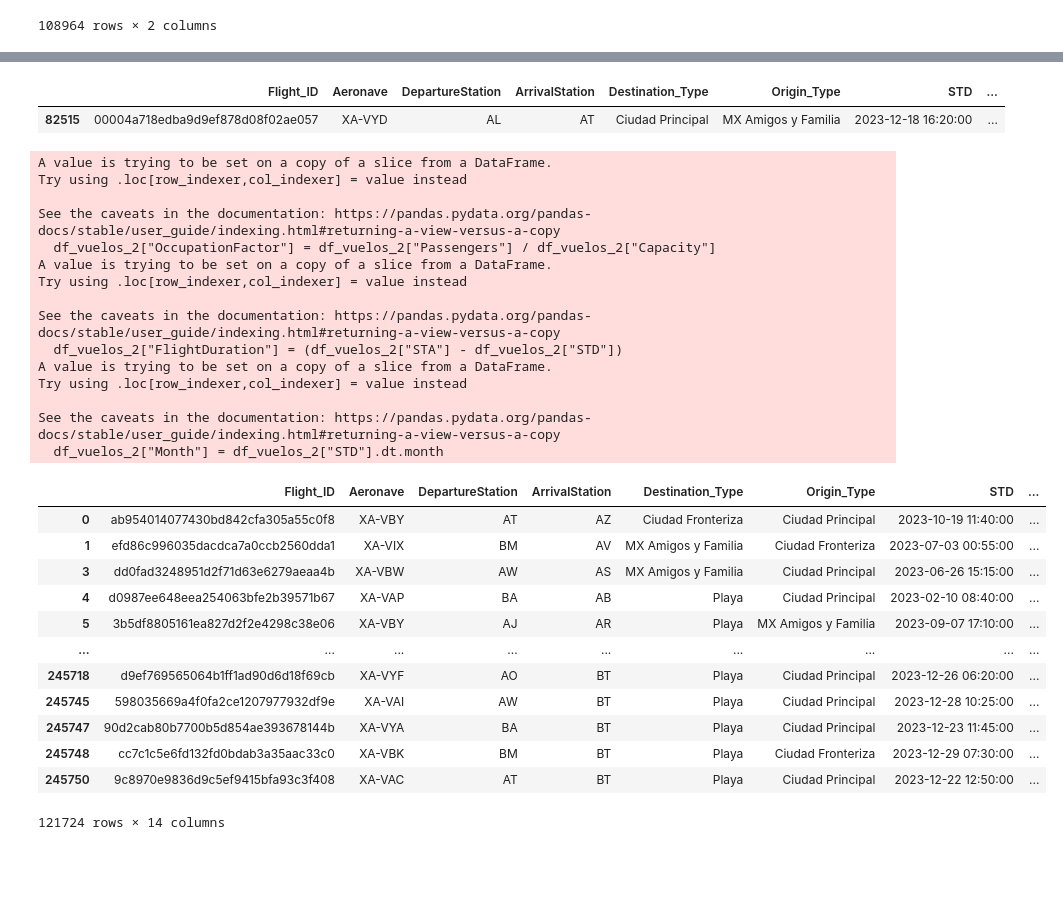
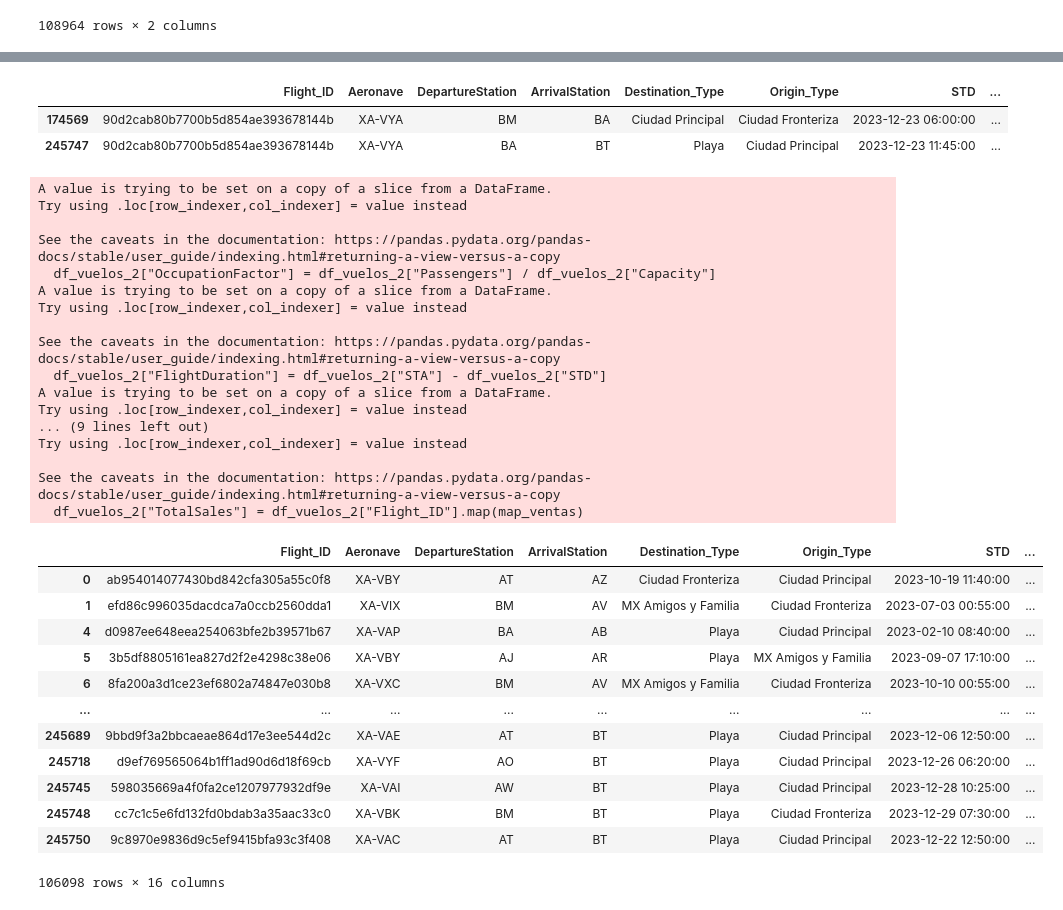
Before and after one commit to alvaronieto02/Datathon-Viva-Aerobus-Milonga, a Jupyter notebook: Missael/test_ventas.ipynb, the cells around one changed output, grey strips where cells are left out. Cells and saved outputs as stored; diff of their text form; code cells hidden in the pictures; blank space fills up the shorter version.

```diff
--- a/Missael/test_ventas.ipynb
+++ b/Missael/test_ventas.ipynb
@@ -87,50 +87,61 @@ df_ventas[ df_ventas["Flight_ID"] == "00004a718edba9d9ef878d08f02ae057" ]
 # %%
-df_vuelos[ df_vuelos["Flight_ID"] == "00004a718edba9d9ef878d08f02ae057" ]
+df_vuelos[ df_vuelos["Flight_ID"] == "90d2cab80b7700b5d854ae393678144b" ]
 # %% [output]
 |  | Flight_ID | Aeronave | DepartureStation | ArrivalStation | Destination_Type | Origin_Type | STD | ... |
-| 82515 | 00004a718edba9d9ef878d08f02ae057 | XA-VYD | AL | AT | Ciudad Principal | MX Amigos y Familia | 2023-12-18 16:20:00 | ... |
+| 174569 | 90d2cab80b7700b5d854ae393678144b | XA-VYA | BM | BA | Ciudad Principal | Ciudad Fronteriza | 2023-12-23 06:00:00 | ... |
+| 245747 | 90d2cab80b7700b5d854ae393678144b | XA-VYA | BA | BT | Playa | Ciudad Principal | 2023-12-23 11:45:00 | ... |
 # %%
 df_vuelos_2 = df_vuelos.dropna()
 
 # Factores que influencian la venta:
 # - Factor de ocupación (OccupationFactor)
 # - Origen / Destino del vuelo (Origin_Type, Destination_Type)
 # - Duración del vuelo (FlightDuration)
 # - Horario del vuelo (Time)
 # - Temporada (Month)
 
 df_vuelos_2["OccupationFactor"] = df_vuelos_2["Passengers"] / df_vuelos_2["Capacity"]
 df_vuelos_2["FlightDuration"] = df_vuelos_2["STA"] - df_vuelos_2["STD"]
 df_vuelos_2["Month"] = df_vuelos_2["STD"].dt.month
 df_vuelos_2["Time"] = df_vuelos_2["STD"].dt.time
 
-display(df_vuelos_2)
+compras_p_vuelo = df_ventas[["Flight_ID","Quantity","TotalSales"]].groupby("Flight_ID").sum().reset_index()
+compras_p_vuelo = pd.DataFrame(compras_p_vuelo)
+map_ventas = dict(zip( compras_p_vuelo["Flight_ID"], compras_p_vuelo["TotalSales"] ))
+
+df_vuelos_2["TotalSales"] = df_vuelos_2["Flight_ID"].map(map_ventas)
+
+df_final = df_vuelos_2.dropna()
+
+display(df_final)
 # %% [output]
 A value is trying to be set on a copy of a slice from a DataFrame.
 Try using .loc[row_indexer,col_indexer] = value instead
 
 See the caveats in the documentation: https://pandas.pydata.org/pandas-docs/stable/user_guide/indexing.html#returning-a-view-versus-a-copy
   df_vuelos_2["OccupationFactor"] = df_vuelos_2["Passengers"] / df_vuelos_2["Capacity"]
 A value is trying to be set on a copy of a slice from a DataFrame.
 Try using .loc[row_indexer,col_indexer] = value instead
 
 See the caveats in the documentation: https://pandas.pydata.org/pandas-docs/stable/user_guide/indexing.html#returning-a-view-versus-a-copy
-  df_vuelos_2["FlightDuration"] = (df_vuelos_2["STA"] - df_vuelos_2["STD"])
+  df_vuelos_2["FlightDuration"] = df_vuelos_2["STA"] - df_vuelos_2["STD"]
 A value is trying to be set on a copy of a slice from a DataFrame.
+Try using .loc[row_indexer,col_indexer] = value instead
+... (9 lines left out)
 Try using .loc[row_indexer,col_indexer] = value instead
 
 See the caveats in the documentation: https://pandas.pydata.org/pandas-docs/stable/user_guide/indexing.html#returning-a-view-versus-a-copy
-  df_vuelos_2["Month"] = df_vuelos_2["STD"].dt.month
+  df_vuelos_2["TotalSales"] = df_vuelos_2["Flight_ID"].map(map_ventas)
 |  | Flight_ID | Aeronave | DepartureStation | ArrivalStation | Destination_Type | Origin_Type | STD | ... |
 | 0 | ab954014077430bd842cfa305a55c0f8 | XA-VBY | AT | AZ | Ciudad Fronteriza | Ciudad Principal | 2023-10-19 11:40:00 | ... |
 | 1 | efd86c996035dacdca7a0ccb2560dda1 | XA-VIX | BM | AV | MX Amigos y Familia | Ciudad Fronteriza | 2023-07-03 00:55:00 | ... |
-| 3 | dd0fad3248951d2f71d63e6279aeaa4b | XA-VBW | AW | AS | MX Amigos y Familia | Ciudad Principal | 2023-06-26 15:15:00 | ... |
 | 4 | d0987ee648eea254063bfe2b39571b67 | XA-VAP | BA | AB | Playa | Ciudad Principal | 2023-02-10 08:40:00 | ... |
 | 5 | 3b5df8805161ea827d2f2e4298c38e06 | XA-VBY | AJ | AR | Playa | MX Amigos y Familia | 2023-09-07 17:10:00 | ... |
+| 6 | 8fa200a3d1ce23ef6802a74847e030b8 | XA-VXC | BM | AV | MX Amigos y Familia | Ciudad Fronteriza | 2023-10-10 00:55:00 | ... |
 | ... | ... | ... | ... | ... | ... | ... | ... | ... |
+| 245689 | 9bbd9f3a2bbcaeae864d17e3ee544d2c | XA-VAE | AT | BT | Playa | Ciudad Principal | 2023-12-06 12:50:00 | ... |
 | 245718 | d9ef769565064b1ff1ad90d6d18f69cb | XA-VYF | AO | BT | Playa | Ciudad Principal | 2023-12-26 06:20:00 | ... |
 | 245745 | 598035669a4f0fa2ce1207977932df9e | XA-VAI | AW | BT | Playa | Ciudad Principal | 2023-12-28 10:25:00 | ... |
-| 245747 | 90d2cab80b7700b5d854ae393678144b | XA-VYA | BA | BT | Playa | Ciudad Principal | 2023-12-23 11:45:00 | ... |
 | 245748 | cc7c1c5e6fd132fd0bdab3a35aac33c0 | XA-VBK | BM | BT | Playa | Ciudad Fronteriza | 2023-12-29 07:30:00 | ... |
 | 245750 | 9c8970e9836d9c5ef9415bfa93c3f408 | XA-VAC | AT | BT | Playa | Ciudad Principal | 2023-12-22 12:50:00 | ... |
-121724 rows × 14 columns
+106098 rows × 16 columns
```
Also changed, not shown: parts of 1 cell of this notebook.
